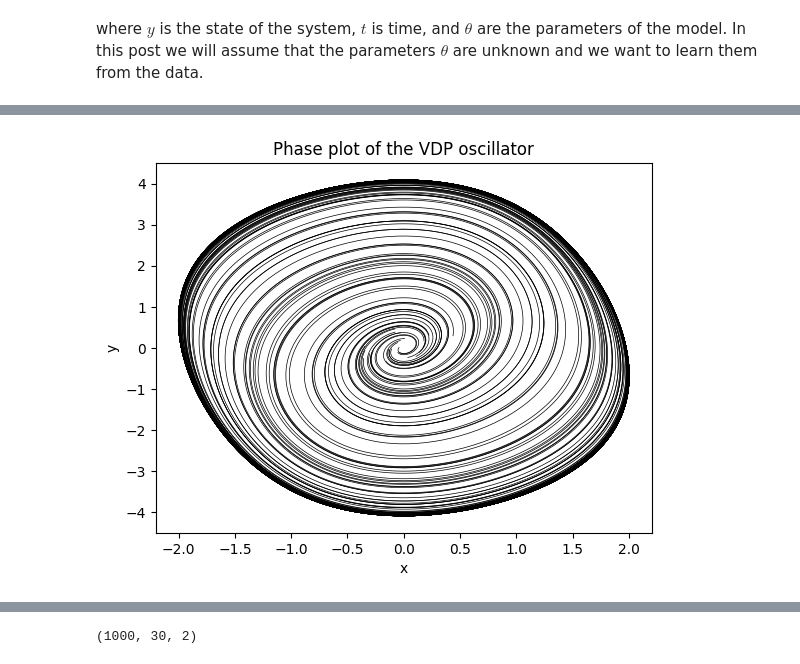
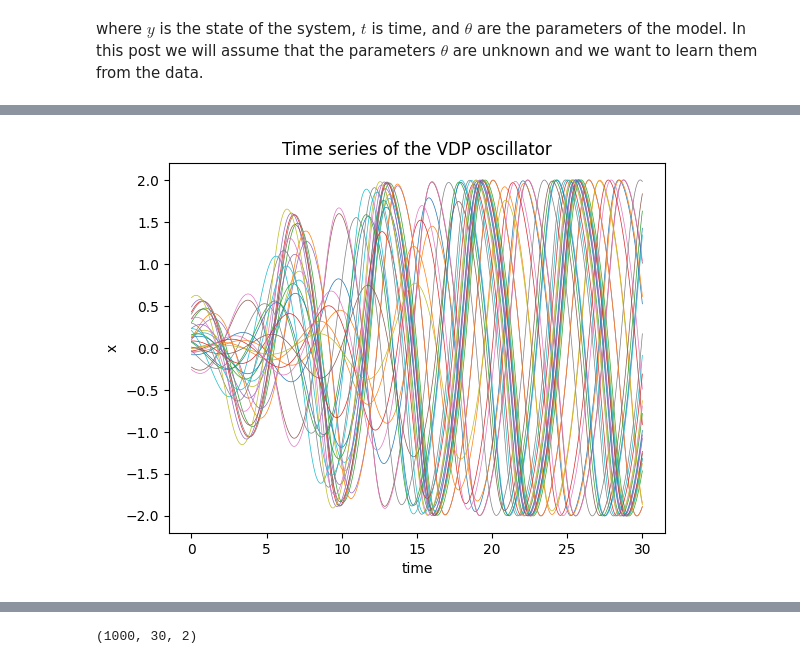
Before and after one commit to khannay/paramfittorchdemo, a Jupyter notebook: nbs/00_training.ipynb, the cells around one changed output, grey strips where cells are left out. Saved outputs shown, nothing was run; the diff lists cells and outputs as text; code cells hidden in the pictures.

```diff
--- a/nbs/00_training.ipynb
+++ b/nbs/00_training.ipynb
@@ -107,11 +162,10 @@ initial_conditions = torch.tensor([0.01, 0.01]) + 0.2*torch.randn((batch_size,2)
 
 # Solve the ODE, odeint comes from torchdiffeq
 sol = odeint(vdp_model, initial_conditions, ts, method='dopri5').detach().numpy()
-
-# Check the solution
-plt.plot(sol[:,:,0], sol[:,:,1], color='black', lw=0.5);
-plt.title("Phase plot of the VDP oscillator");
-plt.xlabel("x");
-plt.ylabel("y");
-# %% [output]
-[figure, removed]
+# %%
+plt.plot(ts, sol[:,:,0], lw=0.5);
+plt.title("Time series of the VDP oscillator");
+plt.xlabel("time");
+plt.ylabel("x");
+# %% [output]
+[figure, added]
```
Also changed, not shown: parts of 87 cells of this notebook, 8 other files.
